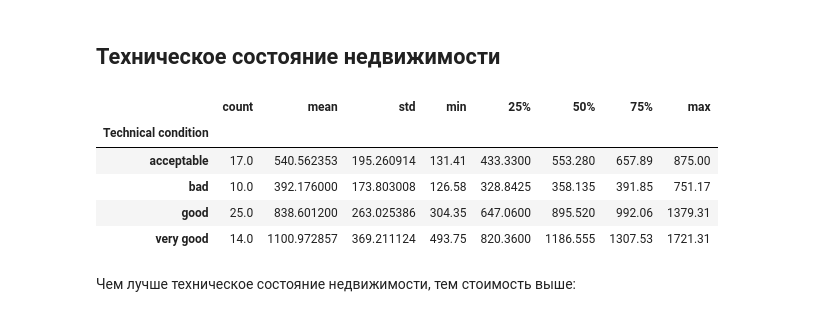
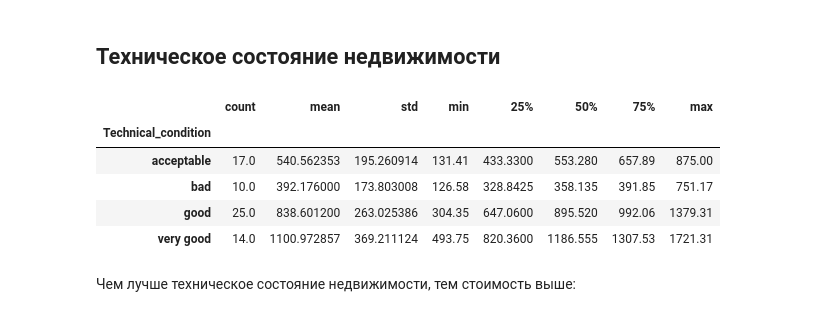
Before and after one commit to valeriich/ML, a Jupyter notebook: Zhytomir.ipynb, the cells around one changed output. Saved outputs shown, nothing was run; the diff lists cells and outputs as text; code cells hidden in the pictures.

```diff
--- a/Zhytomir.ipynb
+++ b/Zhytomir.ipynb
@@ -130,15 +148,15 @@ sns.boxplot(x='Use', y='Price per sq m', hue='City zone', data=df);
 [figure]
 # %% [markdown]
 ## Техническое состояние недвижимости
-# %%
-df.groupby('Technical condition')['Price per sq m'].describe()
-# %% [output]
-|  | count | mean | std | min | 25% | 50% | 75% | max |
-| Technical condition |  |  |  |  |  |  |  |  |
-| acceptable | 17.0 | 540.562353 | 195.260914 | 131.41 | 433.3300 | 553.280 | 657.89 | 875.00 |
-| bad | 10.0 | 392.176000 | 173.803008 | 126.58 | 328.8425 | 358.135 | 391.85 | 751.17 |
-| good | 25.0 | 838.601200 | 263.025386 | 304.35 | 647.0600 | 895.520 | 992.06 | 1379.31 |
-| very good | 14.0 | 1100.972857 | 369.211124 | 493.75 | 820.3600 | 1186.555 | 1307.53 | 1721.31 |
+# %%
+df.groupby('Technical_condition')['Price_per_sq_m'].describe()
+# %% [output]
+|  | count | mean | std | min | 25% | 50% | 75% | max |
+| Technical_condition |  |  |  |  |  |  |  |  |
+| acceptable | 17.0 | 540.562353 | 195.260914 | 131.41 | 433.3300 | 553.280 | 657.89 | 875.00 |
+| bad | 10.0 | 392.176000 | 173.803008 | 126.58 | 328.8425 | 358.135 | 391.85 | 751.17 |
+| good | 25.0 | 838.601200 | 263.025386 | 304.35 | 647.0600 | 895.520 | 992.06 | 1379.31 |
+| very good | 14.0 | 1100.972857 | 369.211124 | 493.75 | 820.3600 | 1186.555 | 1307.53 | 1721.31 |
 # %% [markdown]
 Чем лучше техническое состояние недвижимости, тем стоимость выше:
 # %%
```
Also changed, not shown: parts of 32 cells of this notebook, 1 other file.
